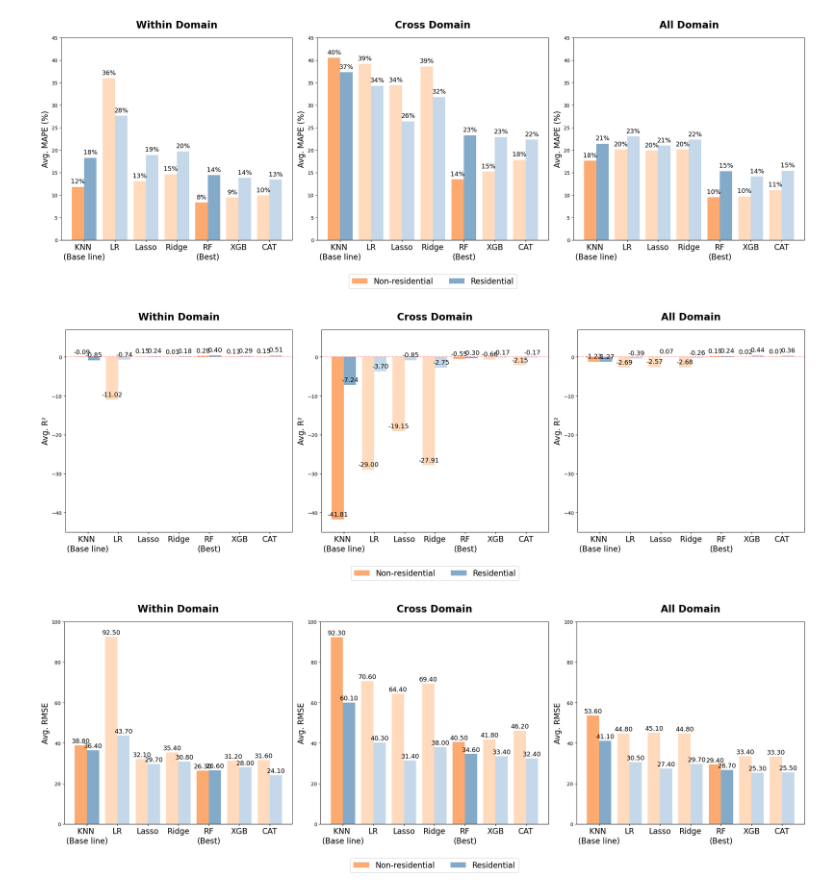
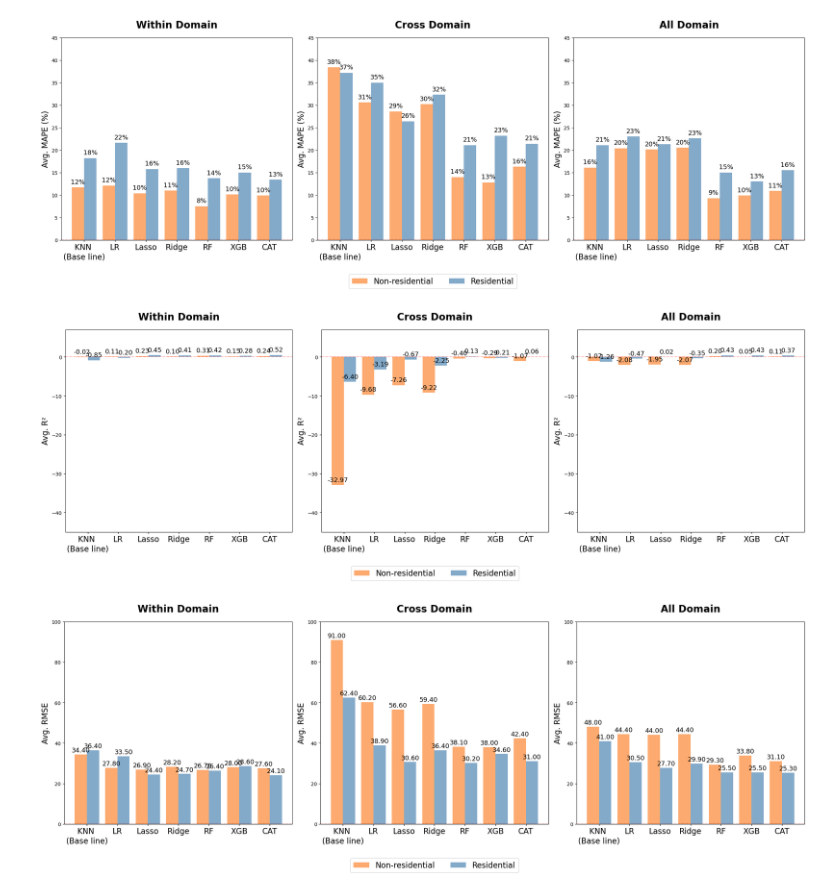
Before and after one commit to AliciaXia222/Capstone-Team-Climate-Trace, a Jupyter notebook: notebooks/070_Model_Comparison.ipynb, the cells around one changed output. Saved outputs shown, nothing was run; the diff lists cells and outputs as text; code cells hidden in the pictures.

Commit message:
update models with selected features

```diff
--- a/notebooks/070_Model_Comparison.ipynb
+++ b/notebooks/070_Model_Comparison.ipynb
@@ -19,6 +22,6 @@ from lib import (
 # %%
-comparison_table = create_metrics_comparison(results_path="../results")
-comparison_table.to_csv("../results/comparison_average_results.csv")
+comparison_table = create_metrics_comparison(results_path=f"../results/{feature_selection}")
+comparison_table.to_csv(f"../results/{feature_selection}/comparison_average_results.csv")
 comparison_table
 # %% [output]
 |  |  |  |  |  | MAE |  |  | ... |
@@ -41,14 +44,29 @@ comparison_table
 # %%
 comparison_table = comparison_table.reset_index(level=[2, 3, 4], drop=True)
 # %%
-fig = create_model_comparison(comparison_table, metric='MAPE', save_path='../figures/model_plots/00_model_comparison_mape.png', y_limits=(0, 45))
+fig = create_model_comparison(
+    comparison_table,
+    metric='MAPE',
+    save_path=f'../figures/model_plots/{feature_selection}/00_model_comparison_mape.png',
+    y_limits=(0, 45)
+)
 # %% [output]
-[figure, old version]
+[figure, new version]
 # %%
-fig = create_model_comparison(comparison_table, metric='R²',save_path='../figures/model_plots/00_model_comparison_r2.png',  y_limits=(-45, 7))
+fig = create_model_comparison(
+    comparison_table,
+    metric='R²',
+    save_path=f'../figures/model_plots/{feature_selection}/00_model_comparison_r2.png',
+    y_limits=(-45, 7)
+)
 # %% [output]
-[figure, old version]
+[figure, new version]
 # %%
-fig = create_model_comparison(comparison_table, metric='RMSE',save_path='../figures/model_plots/00_model_comparison_rmse.png',  y_limits=(0, 100))
+fig = create_model_comparison(
+    comparison_table,
+    metric='RMSE',
+    save_path=f'../figures/model_plots/{feature_selection}/00_model_comparison_rmse.png',
+    y_limits=(0, 100)
+)
 # %% [output]
-[figure, old version]
+[figure, new version]
```
Also changed, not shown: parts of 2 cells of this notebook, 4 other files.
